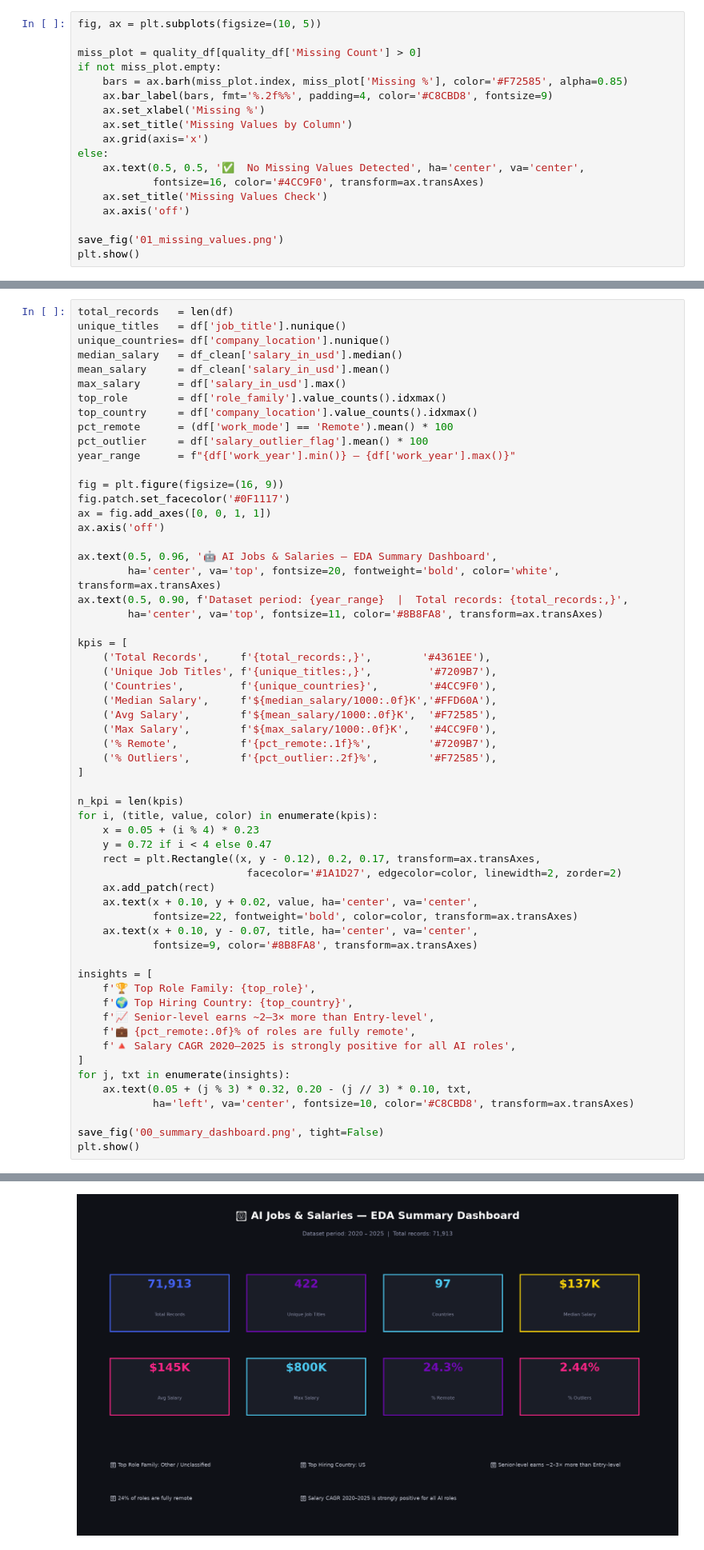
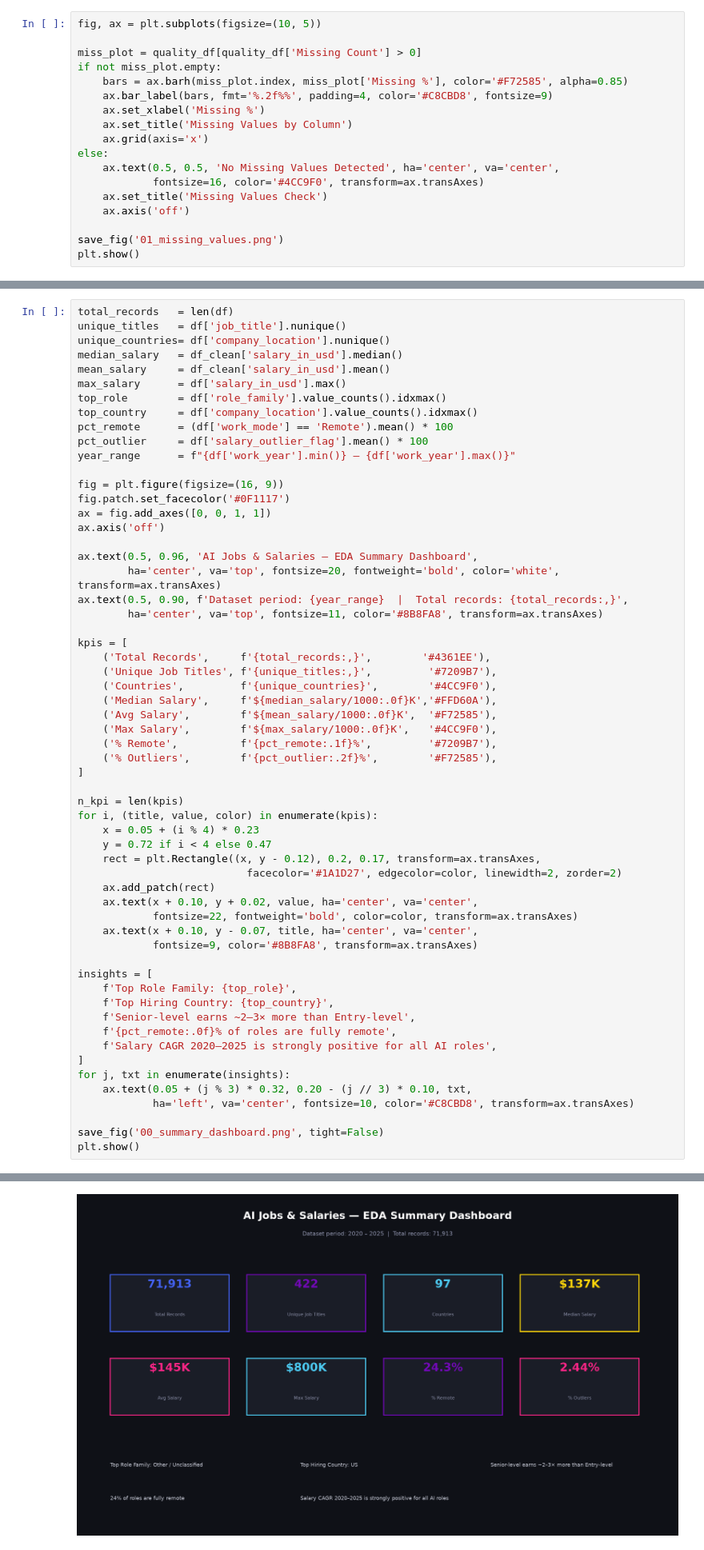
Before and after one commit to NumiKun/AI-Impact-on-Jobs-and-Salaries-Data-Analysis, a Jupyter notebook: Analysis/ai_jobs_salaries_eda.ipynb, the cells around one changed output, grey strips where cells are left out. Shown at 80% size. Saved outputs shown, nothing was run; the diff lists cells and outputs as text.

```diff
--- a/Analysis/ai_jobs_salaries_eda.ipynb
+++ b/Analysis/ai_jobs_salaries_eda.ipynb
@@ -185,7 +185,7 @@ if not miss_plot.empty:
     ax.set_title('Missing Values by Column')
     ax.grid(axis='x')
 else:
-    ax.text(0.5, 0.5, '✅  No Missing Values Detected', ha='center', va='center',
+    ax.text(0.5, 0.5, 'No Missing Values Detected', ha='center', va='center',
             fontsize=16, color='#4CC9F0', transform=ax.transAxes)
     ax.set_title('Missing Values Check')
     ax.axis('off')
@@ -1144,7 +1144,7 @@ fig.patch.set_facecolor('#0F1117')
 ax = fig.add_axes([0, 0, 1, 1])
 ax.axis('off')
 
-ax.text(0.5, 0.96, '🤖 AI Jobs & Salaries — EDA Summary Dashboard',
+ax.text(0.5, 0.96, 'AI Jobs & Salaries — EDA Summary Dashboard',
         ha='center', va='top', fontsize=20, fontweight='bold', color='white', transform=ax.transAxes)
 ax.text(0.5, 0.90, f'Dataset period: {year_range}  |  Total records: {total_records:,}',
         ha='center', va='top', fontsize=11, color='#8B8FA8', transform=ax.transAxes)
@@ -1155,39 +1155,39 @@ kpis = [
     ('Countries',         f'{unique_countries}',        '#4CC9F0'),
     ('Median Salary',     f'${median_salary/1000:.0f}K','#FFD60A'),
     ('Avg Salary',        f'${mean_salary/1000:.0f}K',  '#F72585'),
     ('Max Salary',        f'${max_salary/1000:.0f}K',   '#4CC9F0'),
     ('% Remote',          f'{pct_remote:.1f}%',         '#7209B7'),
     ('% Outliers',        f'{pct_outlier:.2f}%',        '#F72585'),
 ]
 
 n_kpi = len(kpis)
 for i, (title, value, color) in enumerate(kpis):
     x = 0.05 + (i % 4) * 0.23
     y = 0.72 if i < 4 else 0.47
     rect = plt.Rectangle((x, y - 0.12), 0.2, 0.17, transform=ax.transAxes,
                            facecolor='#1A1D27', edgecolor=color, linewidth=2, zorder=2)
     ax.add_patch(rect)
     ax.text(x + 0.10, y + 0.02, value, ha='center', va='center',
             fontsize=22, fontweight='bold', color=color, transform=ax.transAxes)
     ax.text(x + 0.10, y - 0.07, title, ha='center', va='center',
             fontsize=9, color='#8B8FA8', transform=ax.transAxes)
 
 insights = [
-    f'🏆 Top Role Family: {top_role}',
-    f'🌍 Top Hiring Country: {top_country}',
-    f'📈 Senior-level earns ~2–3× more than Entry-level',
-    f'💼 {pct_remote:.0f}% of roles are fully remote',
-    f'🔺 Salary CAGR 2020–2025 is strongly positive for all AI roles',
+    f'Top Role Family: {top_role}',
+    f'Top Hiring Country: {top_country}',
+    f'Senior-level earns ~2–3× more than Entry-level',
+    f'{pct_remote:.0f}% of roles are fully remote',
+    f'Salary CAGR 2020–2025 is strongly positive for all AI roles',
 ]
 for j, txt in enumerate(insights):
     ax.text(0.05 + (j % 3) * 0.32, 0.20 - (j // 3) * 0.10, txt,
             ha='left', va='center', fontsize=10, color='#C8CBD8', transform=ax.transAxes)
 
 save_fig('00_summary_dashboard.png', tight=False)
 plt.show()
 # %% [output]
 Figure saved → ../Analysis/figures\00_summary_dashboard.png
-[figure, old version]
+[figure, new version]
 # %% [markdown]
 ---
 ## 13. Key Insights & Conclusions
```
Also changed, not shown: parts of 5 cells of this notebook.
